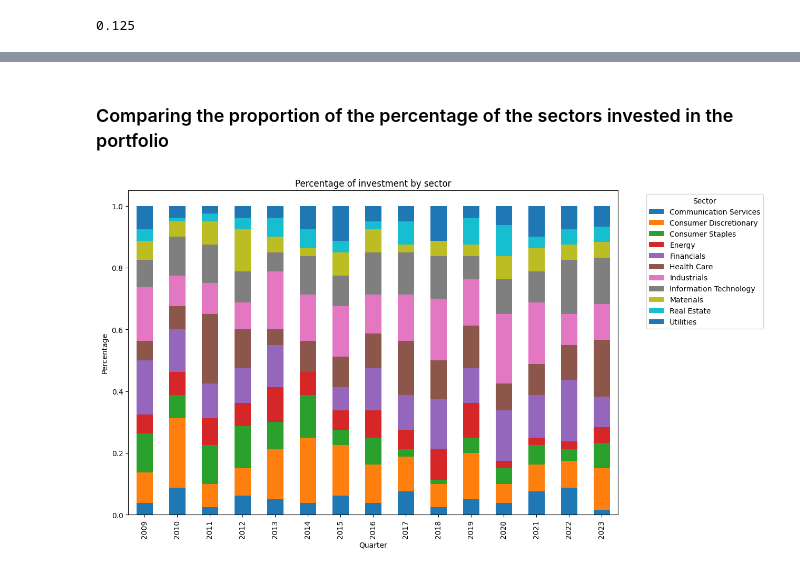
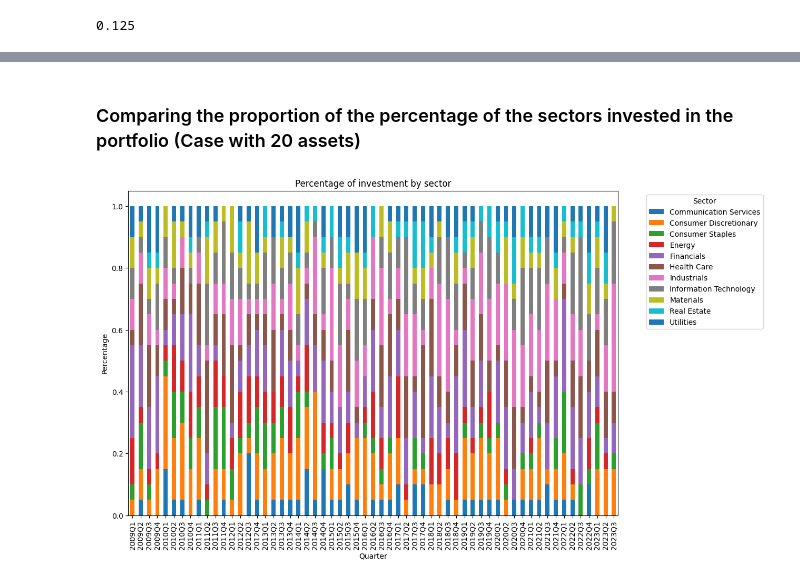
Before and after one commit to Zrive/zrive-ds-4q24-asset-ranking, a Jupyter notebook: src/training_models.ipynb, the cells around one changed output, grey strips where cells are left out. Saved outputs shown, nothing was run; the diff lists cells and outputs as text; code cells hidden in the pictures.

```diff
--- a/src/training_models.ipynb
+++ b/src/training_models.ipynb
@@ -497,0 +643,2 @@ dtype: float64
+# %%
+acumulative_year = acumulative_year_earnings(df_returns_quarters)
@@ -497,0 +683,37 @@ dtype: float64
+# %%
+n_assets =  10
+df_returns_quarters = calculate_returns(n_assets=n_assets,
+                                        column='1year_price_variation').merge(sp500,
+                                                                              left_on='quarter',
+                                                                              right_on='date', how='left').drop(columns='date')
+# %%
+unique_years = df_returns_quarters['quarter'].str[:4].unique()
+
+for i, year in enumerate(unique_years):
+    # Filtrar el DataFrame eliminando los años anteriores al año actual en la iteración
+    remaining_years = unique_years[i:]  # Toma los años desde la posición actual hasta el final
+    filtered_df = df_returns_quarters[df_returns_quarters['quarter'].str[:4].isin(remaining_years)]
+
+    # Calcular los retornos acumulativos con el DataFrame filtrado
+    acumulative_year = acumulative_year_earnings(filtered_df)
+
+    # Crear el gráfico
+    plt.figure(figsize=(15, 6))
+    sns.lineplot(data=acumulative_year, x=acumulative_year.index, y='cumulative_return_prediction_return', label='Prediction')
+    sns.lineplot(data=acumulative_year, x=acumulative_year.index, y='cumulative_return_baseline_return', label='Baseline')
+    sns.lineplot(data=acumulative_year, x=acumulative_year.index, y='cumulative_return_1year_sp500_return', label='SP500')
+
+    # Personalización del gráfico
+    plt.title(f'Cumulative return by quarter starting from {year}')
+    plt.xticks(rotation=90, fontsize=6)
+    plt.xlabel('Quarter')
+    plt.ylabel('Cumulative Return')
+    plt.legend()
+    plt.tight_layout()
+    plt.show()
+
+    print(f"Year: {year}")
+    print(cagr(acumulative_year)*100)
+    print(f"Prediction > SP500: {(acumulative_year['cumulative_return_prediction_return'] > acumulative_year['cumulative_return_1year_sp500_return']).mean()}")
+    print(f"Baseline > SP500: {(acumulative_year['cumulative_return_baseline_return'] > acumulative_year['cumulative_return_1year_sp500_return']).mean()}")
+    print("")
@@ -571,7 +831,6 @@ Name: asset_num, Length: 71, dtype: int64
 # %% [markdown]
-### Comparing the proportion of the percentage of the sectors invested in the portfolio
+### Comparing the proportion of the percentage of the sectors invested in the portfolio (Case with 20 assets)
 # %%
-# caso hecho para 20 empresas
 df_sectors = pd.DataFrame(columns=['quarter','percentage'])
 for i in range(len(datasets)):
     quarter = unique_quarters[i+window_size]
@@ -580,17 +839,16 @@ for i in range(len(datasets)):
     data = {'quarter':quarter,'percentage':sectors_invested}
     df_pivot = pd.DataFrame(data).reset_index()
     df_sectors = pd.concat([df_sectors,df_pivot])
-df_sectors['año'] = df_sectors['quarter'].str[:4]
-df_sectors = df_sectors.groupby(['año','new_sector'])['percentage'].mean().reset_index()
+df_sectors = df_sectors.groupby(['quarter','new_sector'])['percentage'].mean().reset_index()
 # %%
-df_sectors.pivot(index='año',columns='new_sector',values='percentage').plot(
+df_sectors.pivot(index='quarter',columns='new_sector',values='percentage').plot(
         kind="bar",
         stacked=True,
         figsize=(12, 8),)
 plt.legend(title="Sector",bbox_to_anchor=(1.05, 1), loc='upper left')
 plt.title("Percentage of investment by sector")
 plt.xlabel("Quarter")
 plt.ylabel("Percentage")
 plt.show()
 # %% [output]
-[figure, old version]
+[figure, new version]
```
Also changed, not shown: parts of 54 cells of this notebook, 53 other files.
